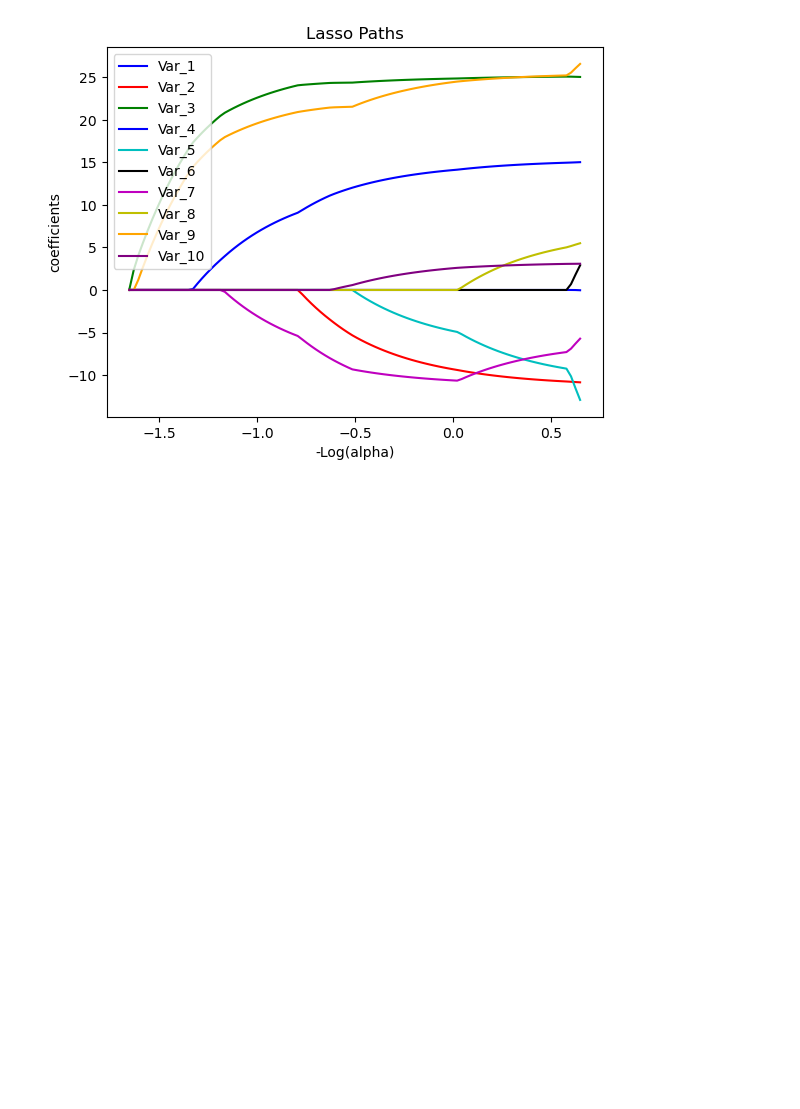
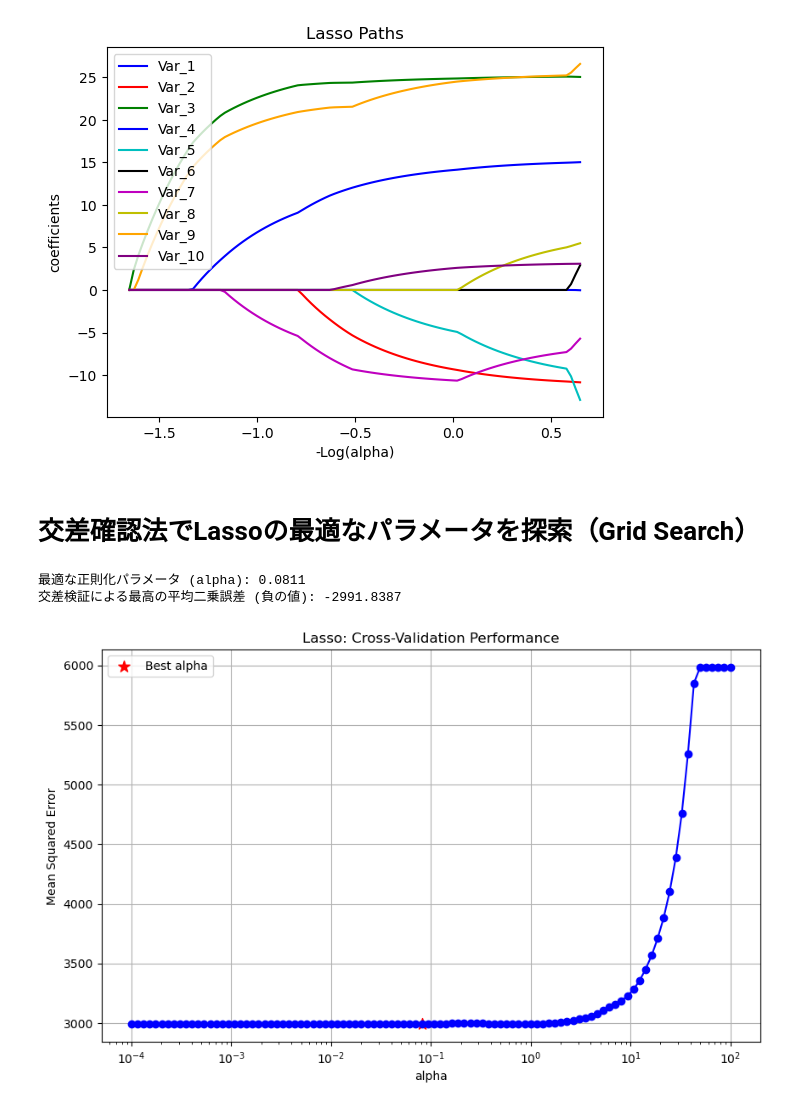
Before and after one commit to namoshi/lasso_path, a Jupyter notebook: lasso_solution_path_cv.ipynb, the cells around one changed output. Saved outputs shown, nothing was run; the diff lists cells and outputs as text; code cells hidden in the pictures; blank space fills up the shorter version.

```diff
--- a/lasso_solution_path_cv.ipynb
+++ b/lasso_solution_path_cv.ipynb
@@ -47,3 +47,60 @@ plt.legend()
 plt.show()
 # %% [output]
 [figure]
+# %% [markdown]
+# 交差確認法でLassoの最適なパラメータを探索（Grid Search）
+# %%
+import numpy as np
+import matplotlib.pyplot as plt
+from sklearn.datasets import load_diabetes
+from sklearn.linear_model import Lasso
+from sklearn.model_selection import GridSearchCV
+from sklearn.preprocessing import StandardScaler
+
+# 1. データのロードと前処理
+diabetes = load_diabetes()
+X = diabetes.data
+y = diabetes.target
+
+# 特徴量のスケーリング
+scaler = StandardScaler()
+X_scaled = scaler.fit_transform(X)
+
+# 2. Lassoモデルの準備
+lasso = Lasso()
+
+# 3. 交差検証で探索するパラメータの範囲を設定
+# np.logspaceを使って、広範囲のalphaの候補を作成します
+param_grid = {'alpha': np.logspace(-4, 2, 100)}
+
+# 4. GridSearchCVによる交差検証の実行
+# cv=5 は5分割交差検証を意味します
+grid_search = GridSearchCV(lasso, param_grid, cv=5, scoring='neg_mean_squared_error')
+grid_search.fit(X_scaled, y)
+
+# 5. 最適なパラメータとスコアの表示
+print(f"最適な正則化パラメータ (alpha): {grid_search.best_params_['alpha']:.4f}")
+print(f"交差検証による最高の平均二乗誤差 (負の値): {grid_search.best_score_:.4f}")
+
+# 6. 最適なモデルの取得
+best_lasso = grid_search.best_estimator_
+
+# 7. alphaの値と交差検証スコアの関係をプロット
+results = grid_search.cv_results_
+alphas = results['param_alpha'].data
+mean_scores = -results['mean_test_score']  # GridSearchCVは負の値を返すため、正の値に戻します
+
+plt.figure(figsize=(10, 6))
+plt.plot(alphas, mean_scores, marker='o', linestyle='-', color='blue')
+plt.xscale('log')
+plt.xlabel('alpha')
+plt.ylabel('Mean Squared Error')
+plt.title('Lasso: Cross-Validation Performance')
+plt.grid(True)
+plt.scatter(grid_search.best_params_['alpha'], -grid_search.best_score_, color='red', s=100, marker='*', label='Best alpha')
+plt.legend()
+plt.show()
+# %% [output]
+最適な正則化パラメータ (alpha): 0.0811
+交差検証による最高の平均二乗誤差 (負の値): -2991.8387
+[figure, added]
```
